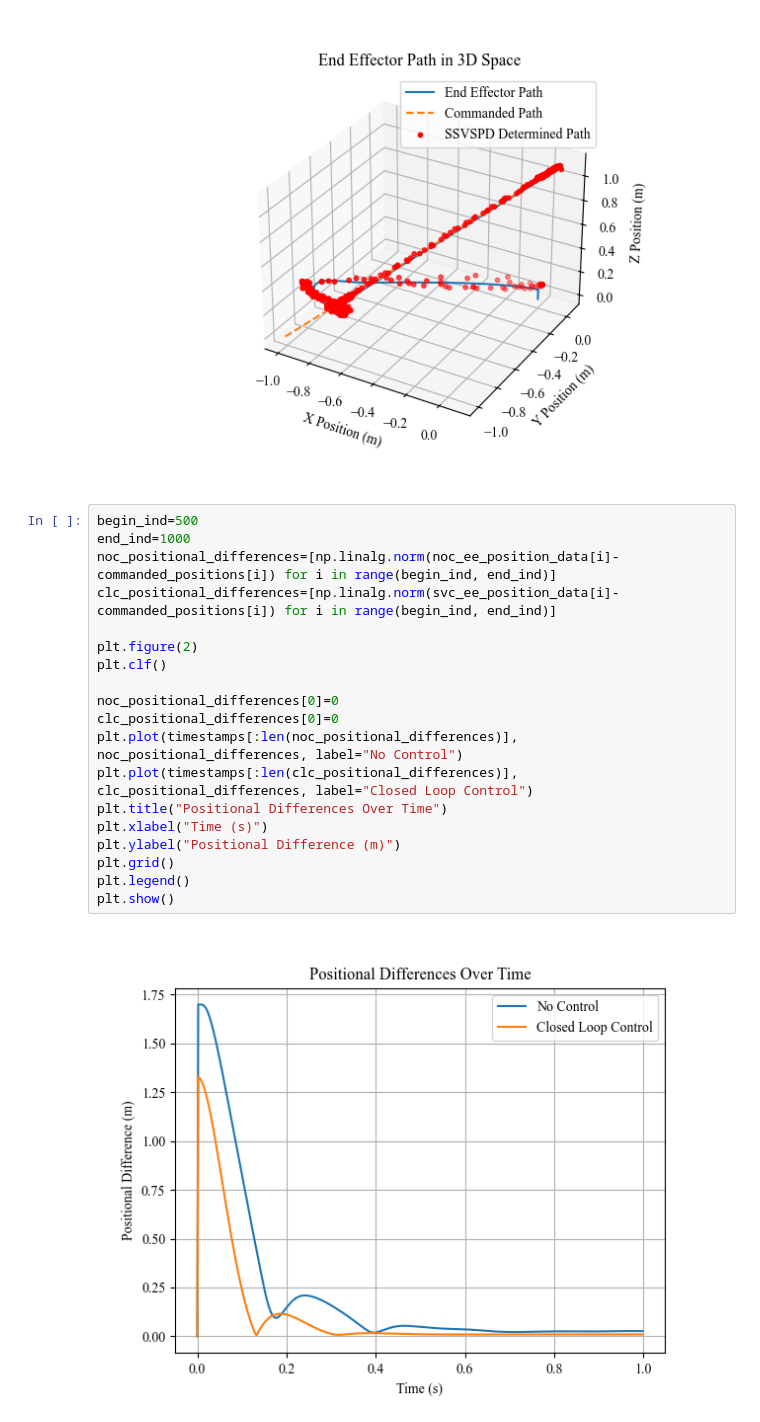
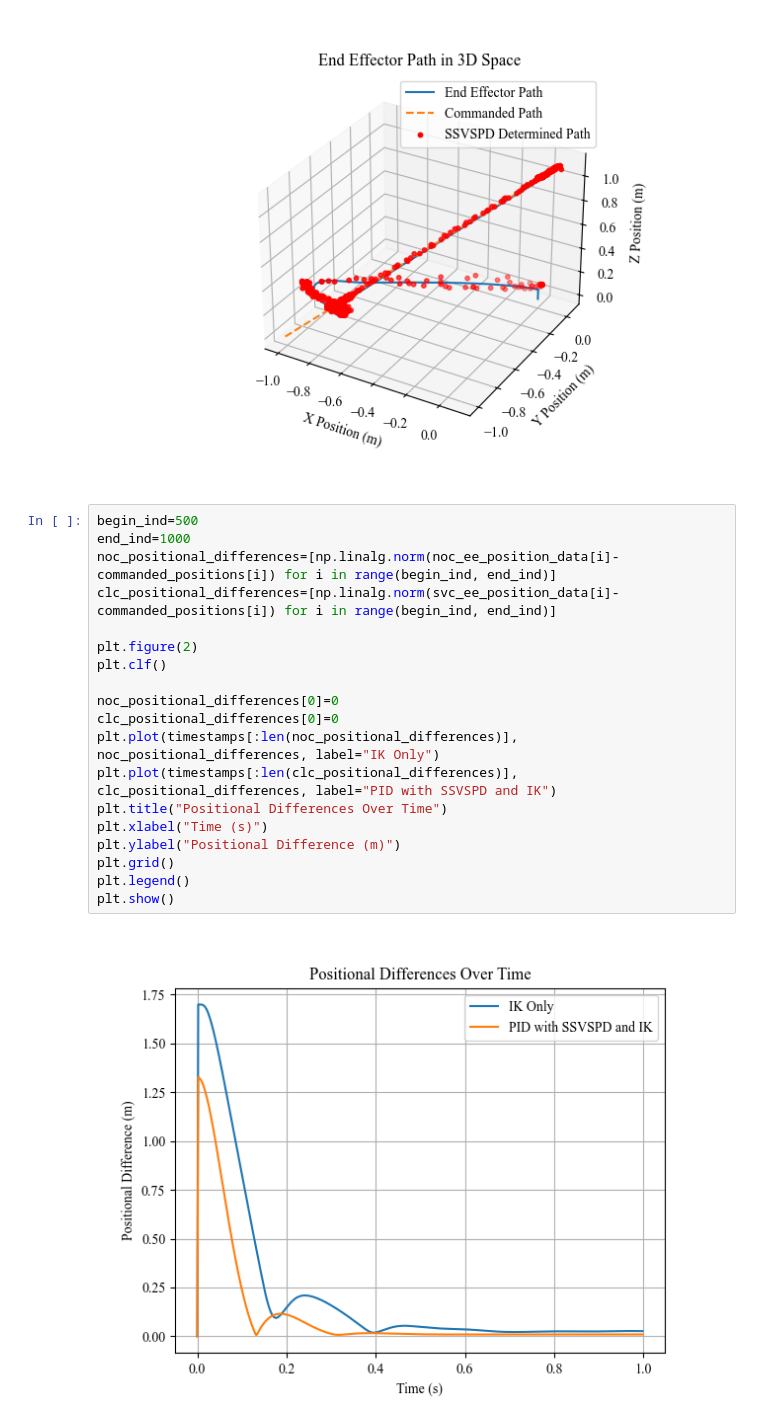
Before and after one commit to Yang51st/Mujoco-CDPR-Simulator, a Jupyter notebook: cdpr_sketches.ipynb, the cells around one changed output. Cells and saved outputs as stored; diff of their text form.

Commit message:
Alter legend text.

```diff
--- a/cdpr_sketches.ipynb
+++ b/cdpr_sketches.ipynb
@@ -518,24 +518,24 @@ plt.show()
 # %%
 begin_ind=500
 end_ind=1000
 noc_positional_differences=[np.linalg.norm(noc_ee_position_data[i]-commanded_positions[i]) for i in range(begin_ind, end_ind)]
 clc_positional_differences=[np.linalg.norm(svc_ee_position_data[i]-commanded_positions[i]) for i in range(begin_ind, end_ind)]
 
 plt.figure(2)
 plt.clf()
 
 noc_positional_differences[0]=0
 clc_positional_differences[0]=0
-plt.plot(timestamps[:len(noc_positional_differences)], noc_positional_differences, label="No Control")
-plt.plot(timestamps[:len(clc_positional_differences)], clc_positional_differences, label="Closed Loop Control")
+plt.plot(timestamps[:len(noc_positional_differences)], noc_positional_differences, label="IK Only")
+plt.plot(timestamps[:len(clc_positional_differences)], clc_positional_differences, label="PID with SSVSPD and IK")
 plt.title("Positional Differences Over Time")
 plt.xlabel("Time (s)")
 plt.ylabel("Positional Difference (m)")
 plt.grid()
 plt.legend()
 plt.show()
 # %% [output]
-[figure, old version]
+[figure, new version]
 # %%
 begin_ind=500
 end_ind=1000
```
Also changed, not shown: parts of 1 cell of this notebook.
